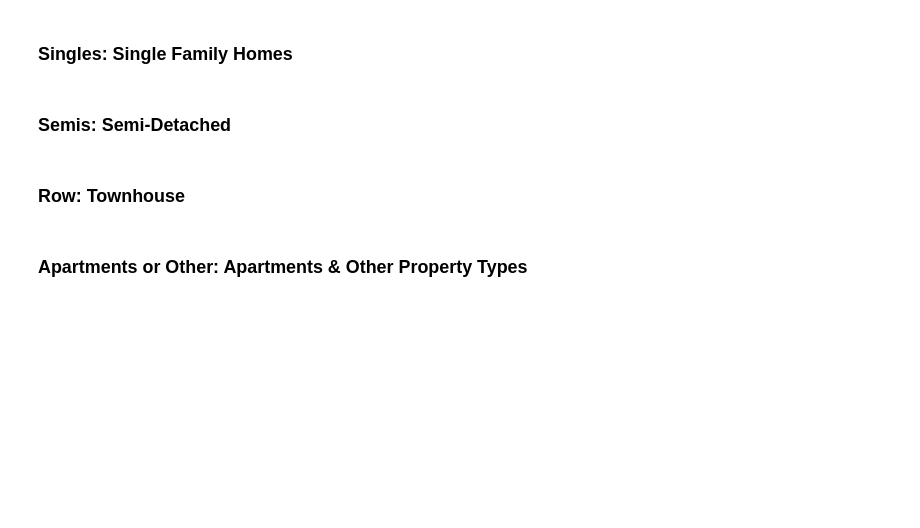
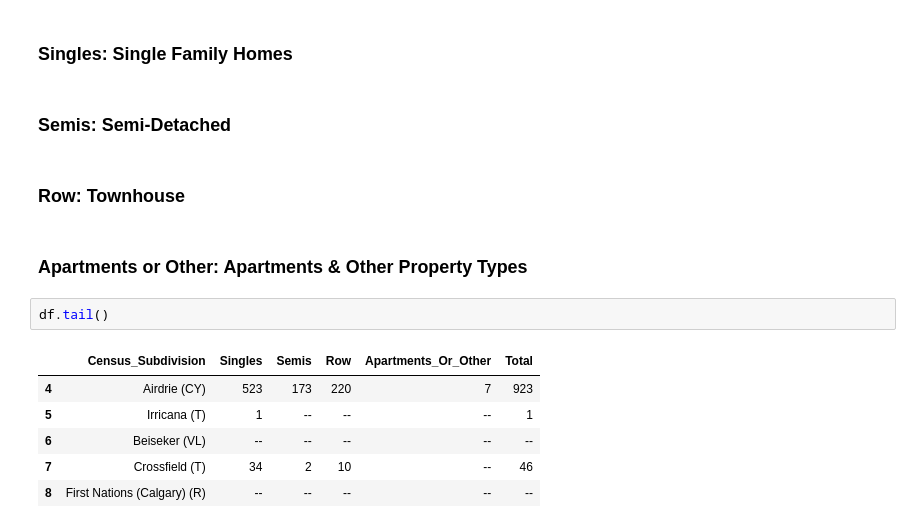
Before and after one commit to jaykayso/glamorgan, a Jupyter notebook: calgary_four.ipynb, the cells around one changed output. Saved outputs shown, nothing was run; the diff lists cells and outputs as text; blank space fills up the shorter version.

```diff
--- a/calgary_four.ipynb
+++ b/calgary_four.ipynb
@@ -66,3 +66,12 @@ df.head()
 ### Row: Townhouse
 # %% [markdown]
 ### Apartments or Other: Apartments & Other Property Types
+# %%
+df.tail()
+# %% [output]
+|  | Census_Subdivision | Singles | Semis | Row | Apartments_Or_Other | Total |
+| 4 | Airdrie (CY) | 523 | 173 | 220 | 7 | 923 |
+| 5 | Irricana (T) | 1 | -- | -- | -- | 1 |
+| 6 | Beiseker (VL) | -- | -- | -- | -- | -- |
+| 7 | Crossfield (T) | 34 | 2 | 10 | -- | 46 |
+| 8 | First Nations (Calgary) (R) | -- | -- | -- | -- | -- |
```
Also changed, not shown: 1 other file.
